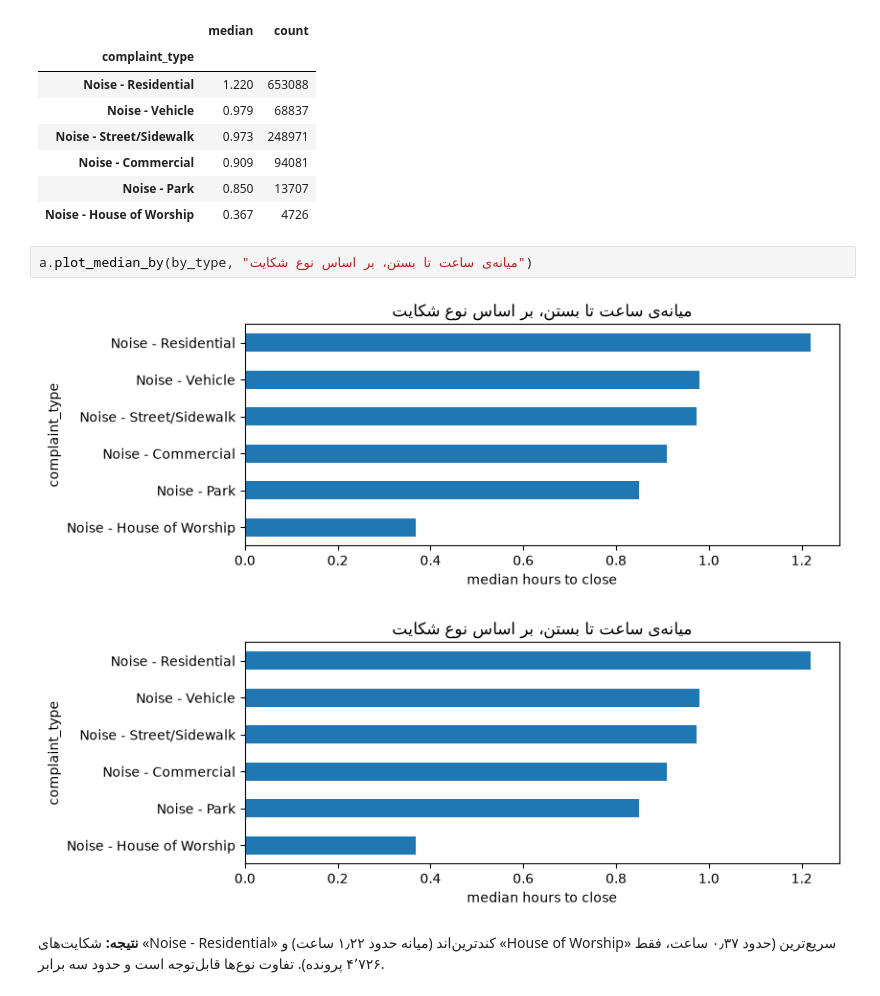
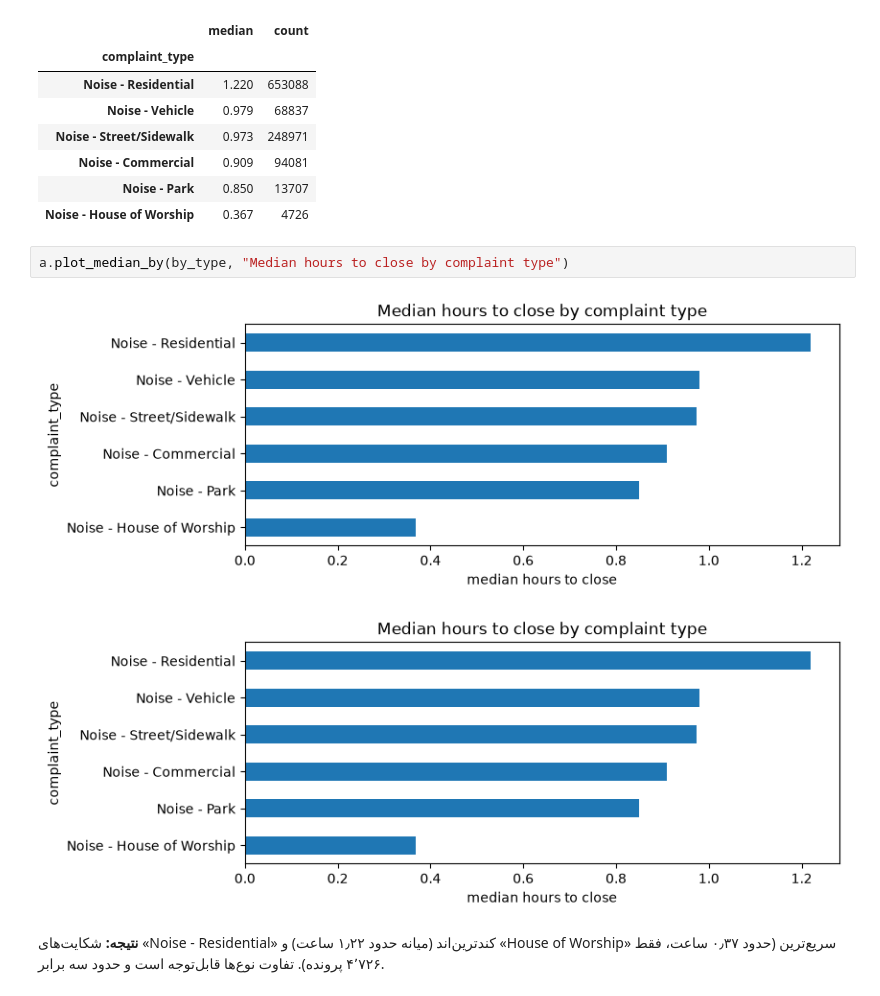
Before and after one commit to KiarashAkbari/ML-CHALLENGE, a Jupyter notebook: term-3/answers/stage-1-kiarash-akbari/solution.ipynb, the cells around one changed output. Cells and saved outputs as stored; diff of their text form.

```diff
--- a/term-3/answers/stage-1-kiarash-akbari/solution.ipynb
+++ b/term-3/answers/stage-1-kiarash-akbari/solution.ipynb
@@ -81,10 +81,10 @@ by_type.round(3)
 | Noise - Park | 0.850 | 13707 |
 | Noise - House of Worship | 0.367 | 4726 |
 # %%
-a.plot_median_by(by_type, "میانه‌ی ساعت تا بستن، بر اساس نوع شکایت")
+a.plot_median_by(by_type, "Median hours to close by complaint type")
 # %% [output]
-[figure, old version]
+[figure, new version]
-[figure, old version]
+[figure, new version]
 # %% [markdown]
 **نتیجه:** شکایت‌های «Noise - Residential» کندترین‌اند (میانه حدود ۱٫۲۲ ساعت) و «House of Worship» سریع‌ترین (حدود ۰٫۳۷ ساعت، فقط ۴٬۷۲۶ پرونده).
 تفاوت نوع‌ها قابل‌توجه است و حدود سه برابر.
```
Also changed, not shown: parts of 2 cells of this notebook, 1 other file.
